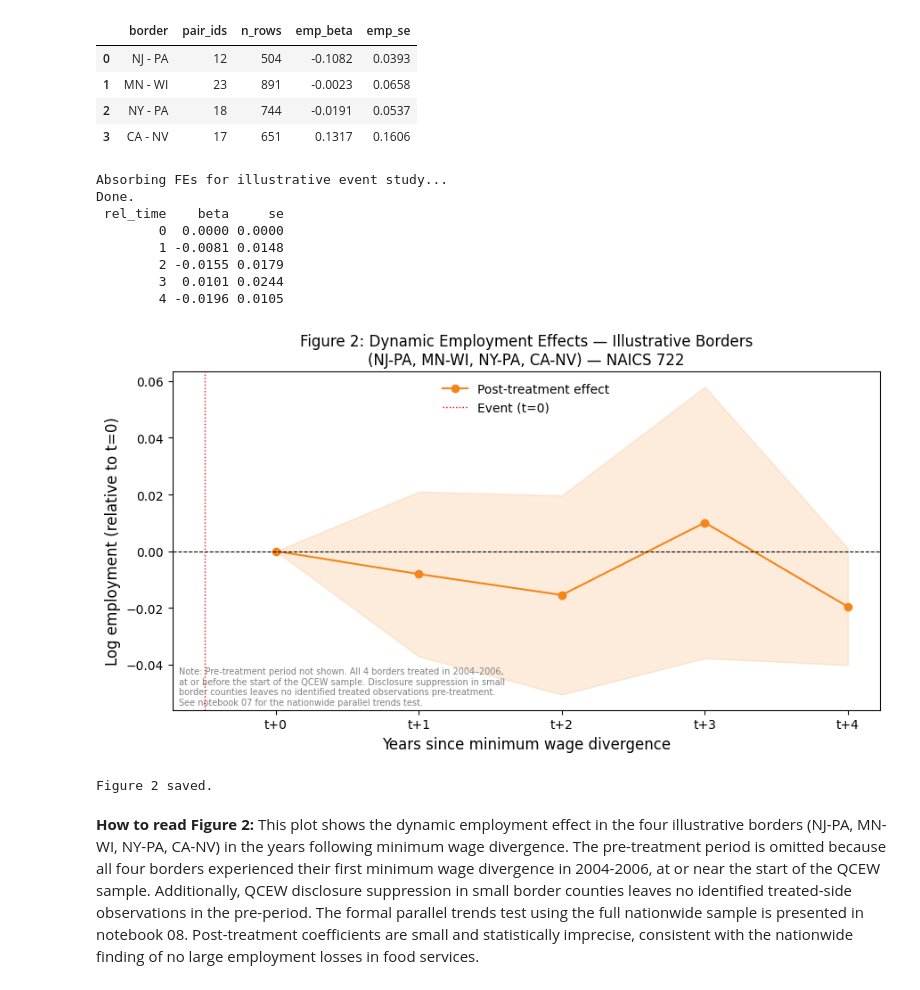
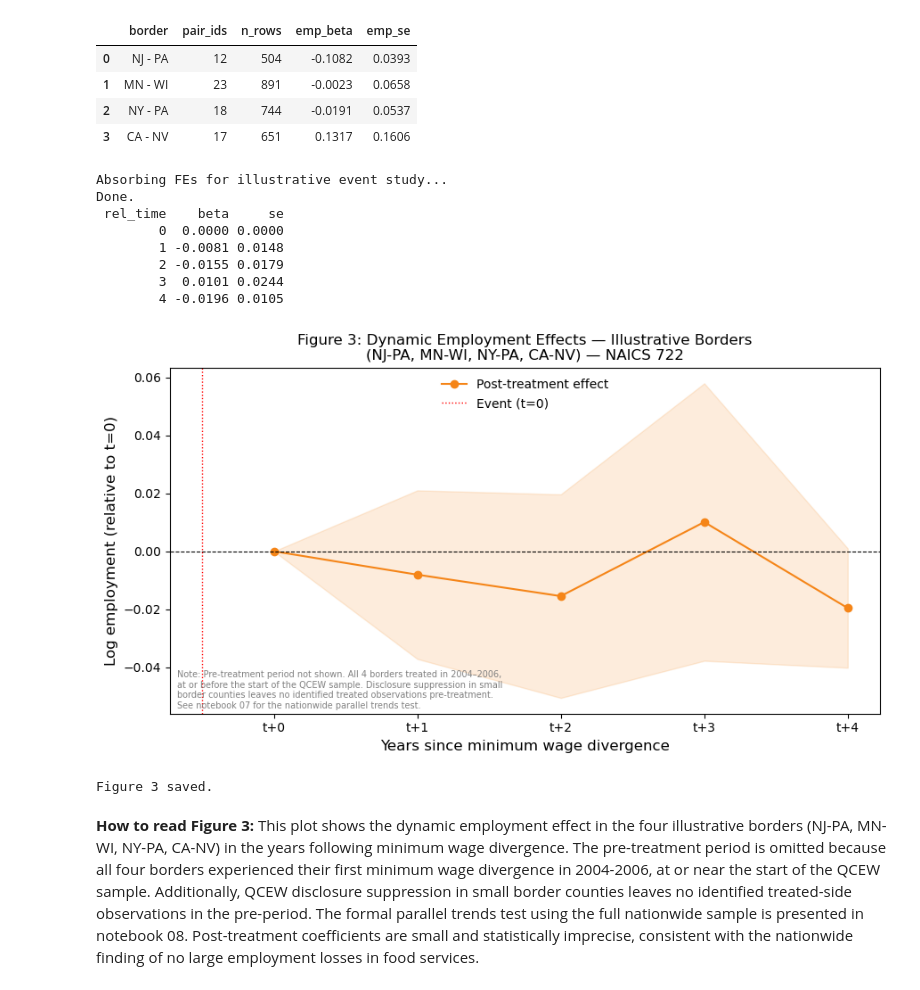
Before and after one commit to Gechyb/IDS_701-Causal-Inference_Final, a Jupyter notebook: notebooks/07_did_model_setup.ipynb, the cells around one changed output. Cells and saved outputs as stored; diff of their text form; code cells hidden in the pictures.

```diff
--- a/notebooks/07_did_model_setup.ipynb
+++ b/notebooks/07_did_model_setup.ipynb
@@ -779,38 +779,38 @@ ax2.axvline(-0.5, color="red", linewidth=1, linestyle=":", label="Event (t=0)")
 ax2.set_xlabel("Years since minimum wage divergence", fontsize=12)
 ax2.set_ylabel("Log employment (relative to t=0)", fontsize=12)
 ax2.set_title(
-    "Figure 2: Dynamic Employment Effects — Illustrative Borders\n"
+    "Figure 3: Dynamic Employment Effects — Illustrative Borders\n"
     "(NJ-PA, MN-WI, NY-PA, CA-NV) — NAICS 722",
     fontsize=12,
 )
 ax2.set_xticks(res_illus["rel_time"])
 ax2.set_xticklabels(["t+" + str(t) for t in res_illus["rel_time"]])
 ax2.legend(frameon=False)
 ax2.annotate(
     "Note: Pre-treatment period not shown. All 4 borders treated in 2004–2006,\n"
     "at or before the start of the QCEW sample. Disclosure suppression in small\n"
     "border counties leaves no identified treated observations pre-treatment.\n"
     "See notebook 07 for the nationwide parallel trends test.",
     xy=(0.01, 0.01),
     xycoords="axes fraction",
     fontsize=7,
     color="gray",
     va="bottom",
 )
 plt.tight_layout()
-plt.savefig(FIGURES / "fig2_event_study_illustrative.png", dpi=150, bbox_inches="tight")
+plt.savefig(FIGURES / "fig3_event_study_illustrative.png", dpi=150, bbox_inches="tight")
 plt.show()
-print("Figure 2 saved.")
+print("Figure 3 saved.")
 # %% [output]
 Absorbing FEs for illustrative event study...
 Done.
  rel_time    beta     se
         0  0.0000 0.0000
         1 -0.0081 0.0148
         2 -0.0155 0.0179
         3  0.0101 0.0244
         4 -0.0196 0.0105
-[figure, old version]
+[figure, new version]
-Figure 2 saved.
+Figure 3 saved.
 # %% [markdown]
-**How to read Figure 2:** This plot shows the dynamic employment effect in the four illustrative borders (NJ-PA, MN-WI, NY-PA, CA-NV) in the years following minimum wage divergence. The pre-treatment period is omitted because all four borders experienced their first minimum wage divergence in 2004-2006, at or near the start of the QCEW sample. Additionally, QCEW disclosure suppression in small border counties leaves no identified treated-side observations in the pre-period. The formal parallel trends test using the full nationwide sample is presented in notebook 08. Post-treatment coefficients are small and statistically imprecise, consistent with the nationwide finding of no large employment losses in food services.
+**How to read Figure 3:** This plot shows the dynamic employment effect in the four illustrative borders (NJ-PA, MN-WI, NY-PA, CA-NV) in the years following minimum wage divergence. The pre-treatment period is omitted because all four borders experienced their first minimum wage divergence in 2004-2006, at or near the start of the QCEW sample. Additionally, QCEW disclosure suppression in small border counties leaves no identified treated-side observations in the pre-period. The formal parallel trends test using the full nationwide sample is presented in notebook 08. Post-treatment coefficients are small and statistically imprecise, consistent with the nationwide finding of no large employment losses in food services.
```
Also changed, not shown: parts of 1 cell of this notebook, 5 other files.
